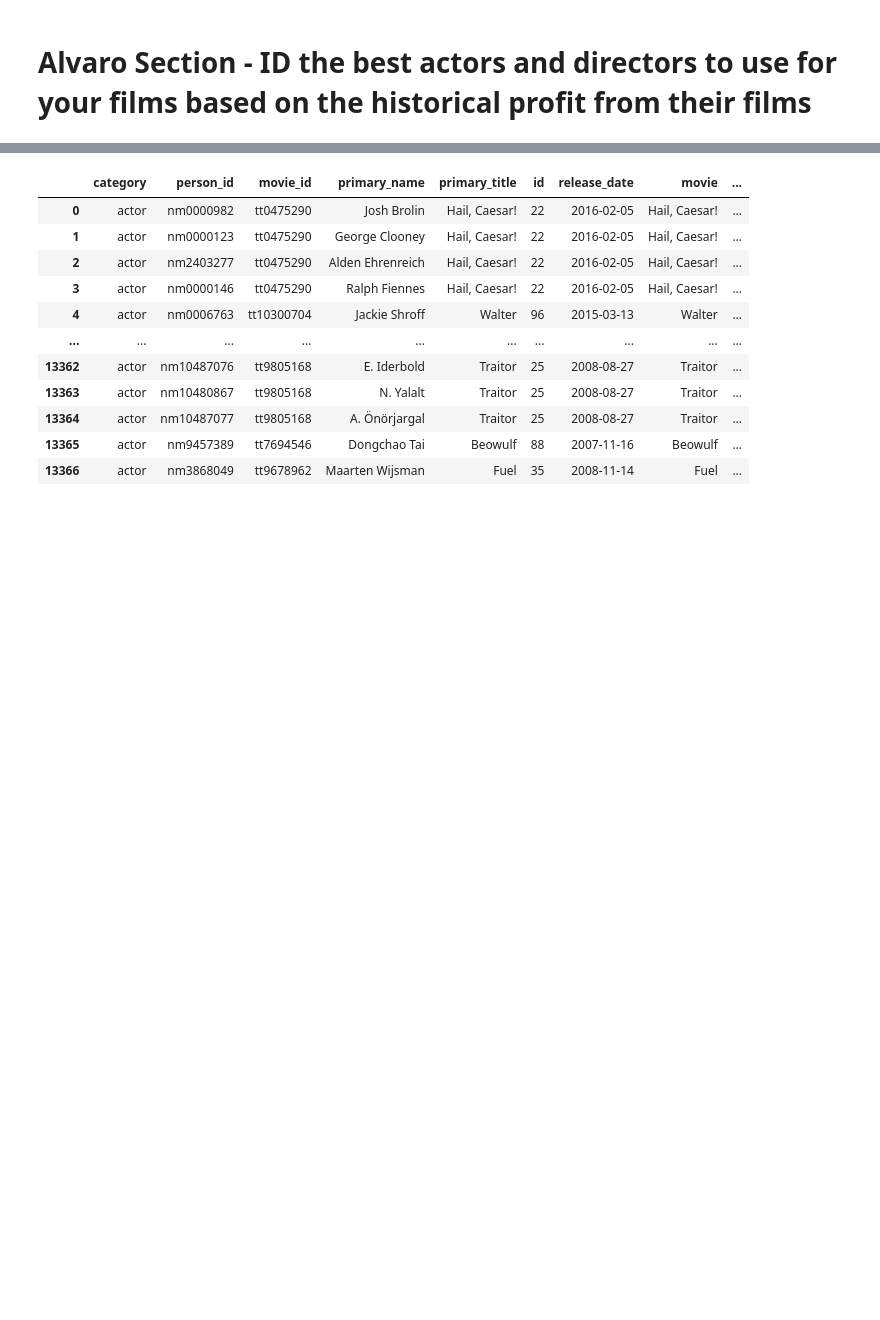
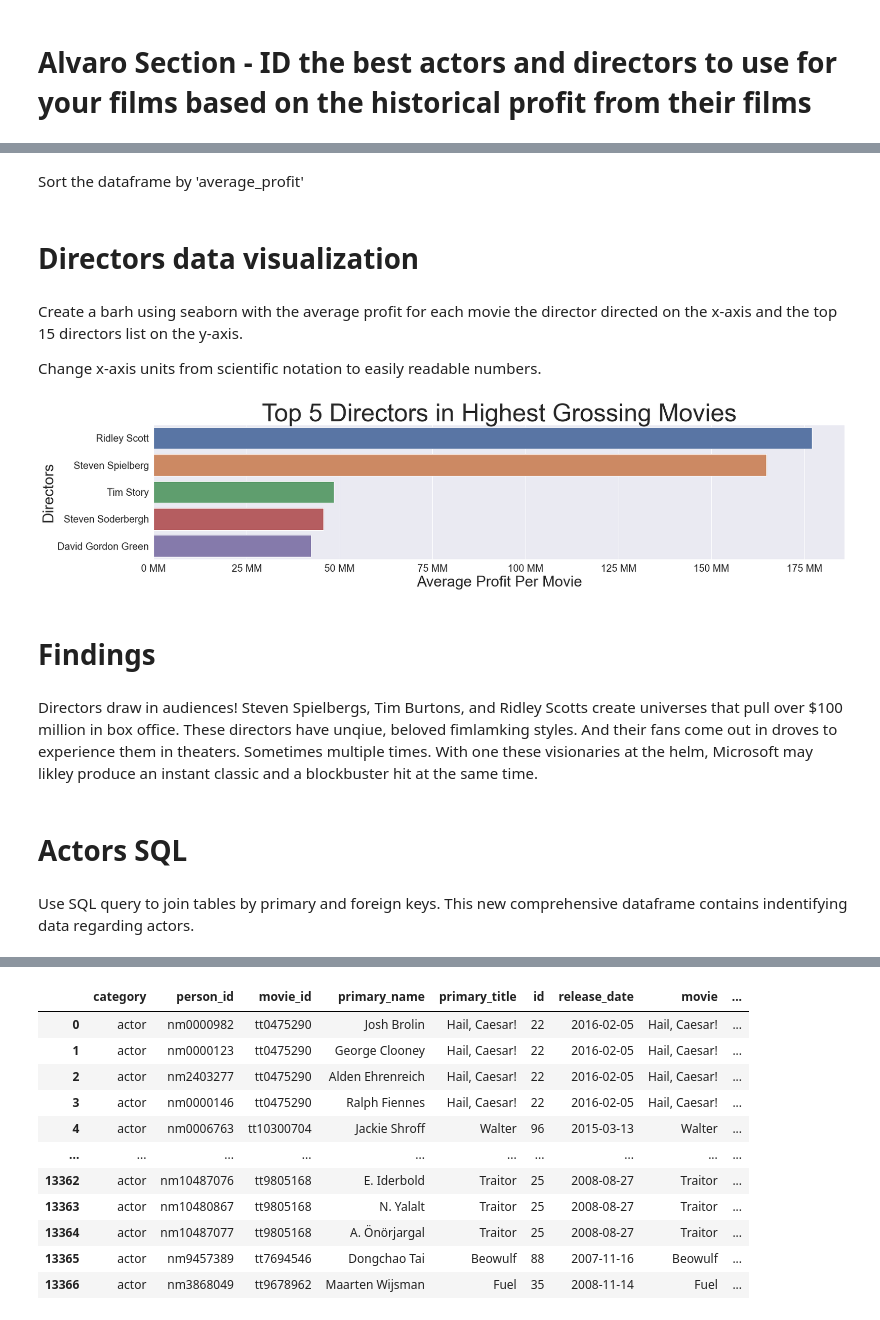
Before and after one commit to JordanMang/phase_1_id10t_team, a Jupyter notebook: primary_notebook.ipynb, the cells around one changed output, grey strips where cells are left out. Drawn from its saved outputs; the diff is of its cells as text; code cells hidden in the pictures; blank space fills up the shorter version.

```diff
--- a/primary_notebook.ipynb
+++ b/primary_notebook.ipynb
@@ -666,0 +593,4 @@ actors
+# %%
+top_5_dirs_list = list(top_5_dirs.index)
+
+top_5_dirs_list
@@ -666,0 +609,8 @@ actors
+# %%
+avg_dir = []
+
+for director in top_5_dirs_list:
+    directors_filtered = directors_df.loc[directors_df['primary_name'] == director]
+    avg_dir.append(directors_filtered.profit.mean())
+
+avg_dir
@@ -666,0 +625,9 @@ actors
+# %%
+directing_df = pd.DataFrame(list(zip(top_5_dirs_list, avg_dir)),
+               columns =['director_name', 'average_profit'])
+# %% [markdown]
+Sort the dataframe by 'average_profit'
+# %%
+directing_df.sort_values(by='average_profit', inplace=True, ascending=False)
+# %% [markdown]
+# Directors data visualization
@@ -666,0 +647,41 @@ actors
+# %% [markdown]
+Create a barh using seaborn with the average profit for each movie the director directed on the x-axis and the top 15 directors list on the y-axis.
+
+Change x-axis units from scientific notation to easily readable numbers.
+# %%
+sns.set(style="whitegrid")
+
+sns.color_palette("rocket")
+
+sns.set(rc = {'figure.figsize':(25,5)})
+
+g = sns.barplot(x='average_profit', y='director_name', data=directing_df.head(5))
+
+plt.ticklabel_format(axis='x', style='plain')
+plt.title('Top 5 Directors in Highest Grossing Movies', fontsize=50)
+plt.xlabel('Average Profit Per Movie', fontsize=30)
+plt.ylabel('Directors', fontsize=30)
+plt.xticks(fontsize=20)
+plt.yticks(fontsize=20)
+
+ticks_loc = g.get_xticks().tolist()
+#g.xaxis.set_major_locator(mticker.FixedLocator(ticks_loc))
+
+#g.set_xticklabels([label_format.format(x) for x in ticks_loc])
+
+xlabels = ['{:,.0f}'.format(x) + ' MM' for x in g.get_xticks()/1000000]
+g.set_xticklabels(xlabels);
+# %% [output]
+[figure, added]
+# %% [markdown]
+# Findings
+# %% [markdown]
+Directors draw in audiences! Steven Spielbergs, Tim Burtons, and Ridley Scotts
+create universes that pull over $100 million in box office. These directors have unqiue,
+beloved fimlamking styles. And their fans come out in droves to experience them in theaters.
+Sometimes multiple times. With one these visionaries at the helm, Microsoft may likley produce
+an instant classic and a blockbuster hit at the same time.
+# %% [markdown]
+# Actors SQL
+# %% [markdown]
+Use SQL query to join tables by primary and foreign keys. This new comprehensive dataframe contains indentifying data regarding actors.
```
Also changed, not shown: parts of 92 cells of this notebook, 1 other file.
